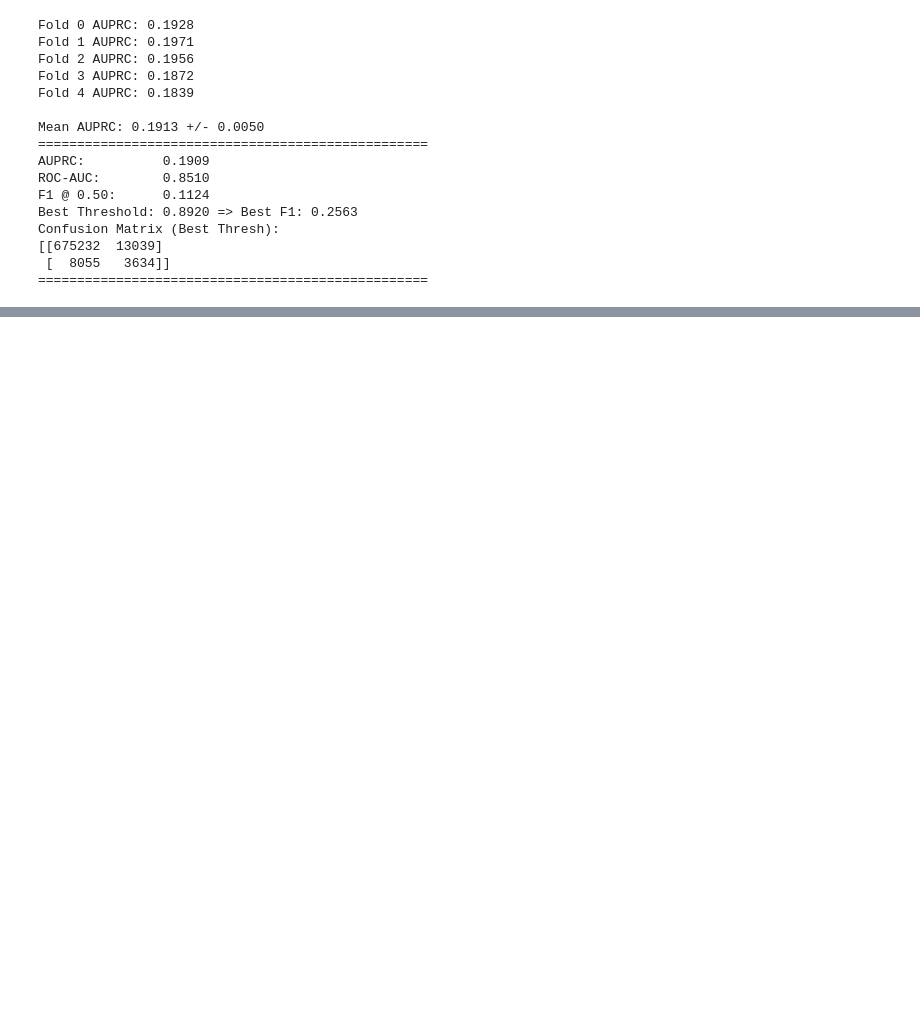
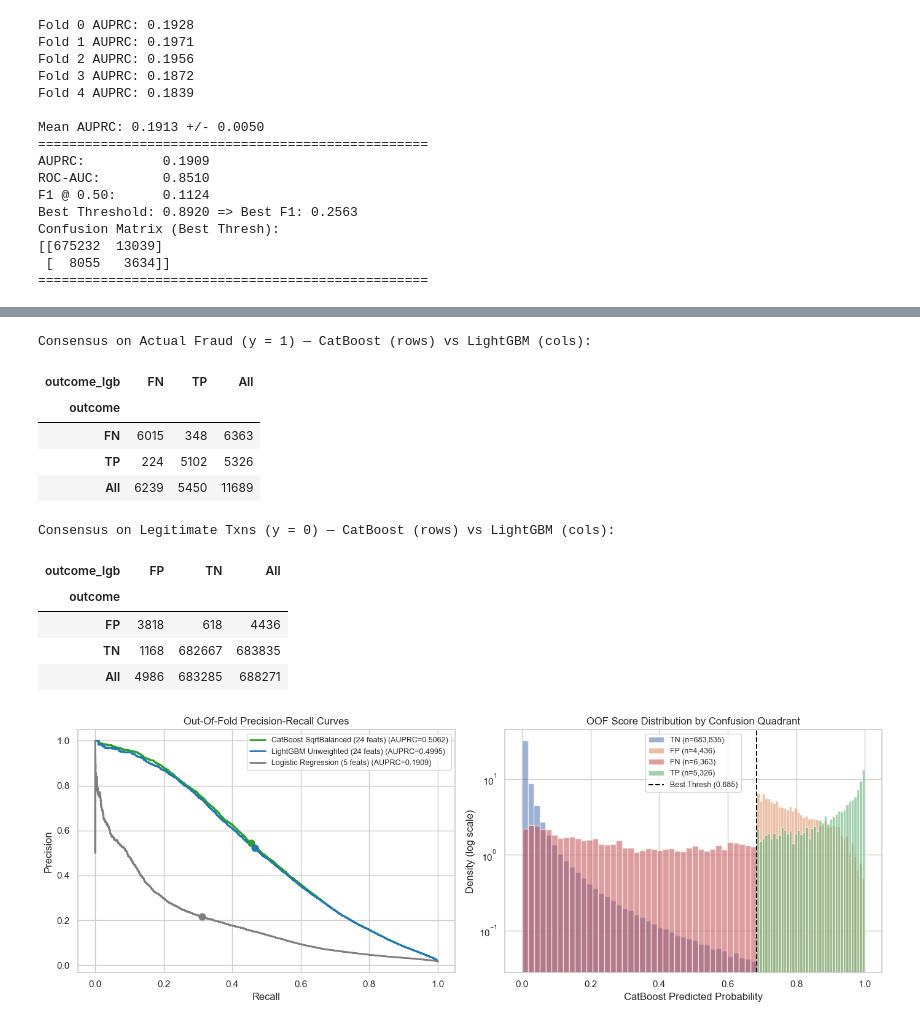
Before and after one commit to VuHaiLinh-24021547/Credit-Card-Fraud-Prediction, a Jupyter notebook: validation_pipeline.ipynb, the cells around one changed output, grey strips where cells are left out. Cells and saved outputs as stored; diff of their text form; code cells hidden in the pictures; blank space fills up the shorter version.

```diff
--- a/validation_pipeline.ipynb
+++ b/validation_pipeline.ipynb
@@ -142,25 +151,23 @@ Overwriting validation_pipeline.py
 # %%
-from sklearn.linear_model import LogisticRegression
-from sklearn.preprocessing import StandardScaler
 from validation_pipeline import run_cv_pipeline, evaluate_fraud_predictions
 
-features = [
+smoke_features = [
     "amount_usd", "hours_since_last_txn", "txn_count_last_24h",
     "merchant_risk_score", "cvv_retry_count"
 ]
 
-def preprocess_inside_fold(X_tr, y_tr, X_va):
+def scale_inside_fold(X_tr, y_tr, X_va):
     scaler = StandardScaler()
     X_tr_s = pd.DataFrame(scaler.fit_transform(X_tr), columns=X_tr.columns, index=X_tr.index)
     X_va_s = pd.DataFrame(scaler.transform(X_va), columns=X_va.columns, index=X_va.index)
     return X_tr_s, y_tr, X_va_s
 
-oof_preds, baseline_metrics = run_cv_pipeline(
+oof_lr, lr_metrics = run_cv_pipeline(
     model_fn=lambda: LogisticRegression(class_weight="balanced", max_iter=200, random_state=42),
-    feature_cols=features,
+    feature_cols=smoke_features,
     data_path="train_folds.csv",
     n_splits=5,
-    preprocess_fn=preprocess_inside_fold
+    preprocess_fn=scale_inside_fold
 )
 # %% [output]
 Fold 0 AUPRC: 0.1928
@@ -204,0 +264,67 @@ plt.show()
+# %%
+y_true = df_folds["is_fraud"].values.astype(int)
+pred_cb = (oof_cb >= cb_metrics["best_threshold"]).astype(int)
+pred_lgb = (oof_lgb >= lgb_metrics["best_threshold"]).astype(int)
+
+def assign_outcome(y_arr, p_arr):
+    out = np.empty(len(y_arr), dtype=object)
+    out[(y_arr == 0) & (p_arr == 0)] = "TN"
+    out[(y_arr == 0) & (p_arr == 1)] = "FP"
+    out[(y_arr == 1) & (p_arr == 0)] = "FN"
+    out[(y_arr == 1) & (p_arr == 1)] = "TP"
+    return out
+
+df_err = df_folds.copy()
+df_err["oof_cb"] = oof_cb
+df_err["oof_lgb"] = oof_lgb
+df_err["flag_count"] = df_err[BINARY_FLAGS].astype(int).sum(axis=1)
+df_err["outcome"] = assign_outcome(y_true, pred_cb)
+df_err["outcome_lgb"] = assign_outcome(y_true, pred_lgb)
+
+print("Consensus on Actual Fraud (y = 1) — CatBoost (rows) vs LightGBM (cols):")
+display(pd.crosstab(df_err.loc[y_true == 1, "outcome"], df_err.loc[y_true == 1, "outcome_lgb"], margins=True))
+
+print("Consensus on Legitimate Txns (y = 0) — CatBoost (rows) vs LightGBM (cols):")
+display(pd.crosstab(df_err.loc[y_true == 0, "outcome"], df_err.loc[y_true == 0, "outcome_lgb"], margins=True))
+
+fig, axes = plt.subplots(1, 2, figsize=(14, 5))
+for label, probs, met, col in [
+    ("CatBoost SqrtBalanced (24 feats)", oof_cb, cb_metrics, "#2ca02c"),
+    ("LightGBM Unweighted (24 feats)", oof_lgb, lgb_metrics, "#1f77b4"),
+    ("Logistic Regression (5 feats)", oof_lr, lr_metrics, "#7f7f7f"),
+]:
+    pr, rc, th = precision_recall_curve(y_true, probs)
+    axes[0].plot(rc, pr, lw=2, color=col, label=f"{label} (AUPRC={met['auprc']:.4f})")
+    idx = np.argmin(np.abs(th - met["best_threshold"]))
+    axes[0].scatter(rc[idx], pr[idx], color=col, s=60, zorder=5)
+
+axes[0].set_xlabel("Recall")
+axes[0].set_ylabel("Precision")
+axes[0].set_title("Out-Of-Fold Precision-Recall Curves")
+axes[0].legend(fontsize=9)
+
+for q, col in [("TN", "#4c72b0"), ("FP", "#dd8452"), ("FN", "#c44e52"), ("TP", "#55a868")]:
+    sub = df_err.loc[df_err["outcome"] == q, "oof_cb"]
+    axes[1].hist(sub, bins=40, density=True, alpha=0.55, color=col, label=f"{q} (n={len(sub):,})")
+axes[1].axvline(cb_metrics["best_threshold"], color="black", linestyle="--", lw=1.5, label=f"Best Thresh ({cb_metrics['best_threshold']:.3f})")
+axes[1].set_yscale("log")
+axes[1].set_xlabel("CatBoost Predicted Probability")
+axes[1].set_ylabel("Density (log scale)")
+axes[1].set_title("OOF Score Distribution by Confusion Quadrant")
+axes[1].legend(fontsize=9)
+plt.tight_layout()
+plt.show()
+# %% [output]
+Consensus on Actual Fraud (y = 1) — CatBoost (rows) vs LightGBM (cols):
+| outcome_lgb | FN | TP | All |
+| outcome |  |  |  |
+| FN | 6015 | 348 | 6363 |
+| TP | 224 | 5102 | 5326 |
+| All | 6239 | 5450 | 11689 |
+Consensus on Legitimate Txns (y = 0) — CatBoost (rows) vs LightGBM (cols):
+| outcome_lgb | FP | TN | All |
+| outcome |  |  |  |
+| FP | 3818 | 618 | 4436 |
+| TN | 1168 | 682667 | 683835 |
+| All | 4986 | 683285 | 688271 |
+[figure, added]
```
Also changed, not shown: parts of 23 cells of this notebook, 1 other file.
